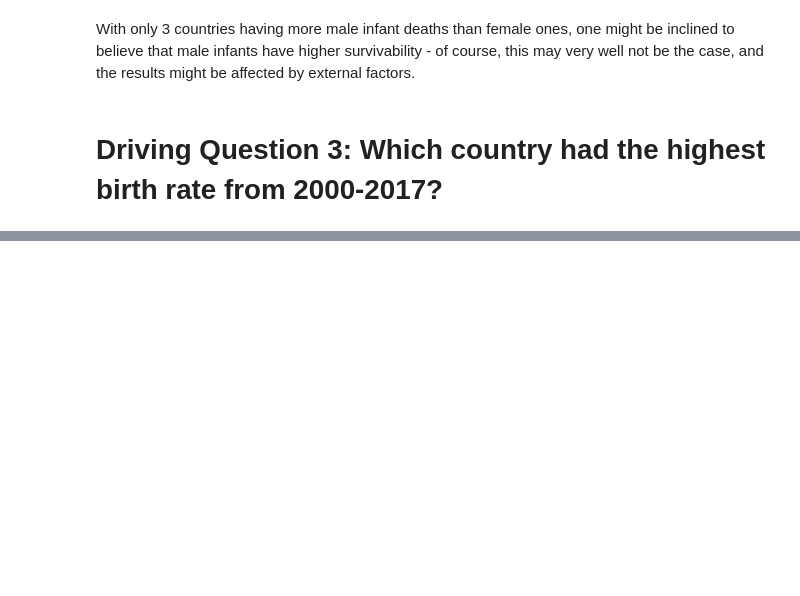
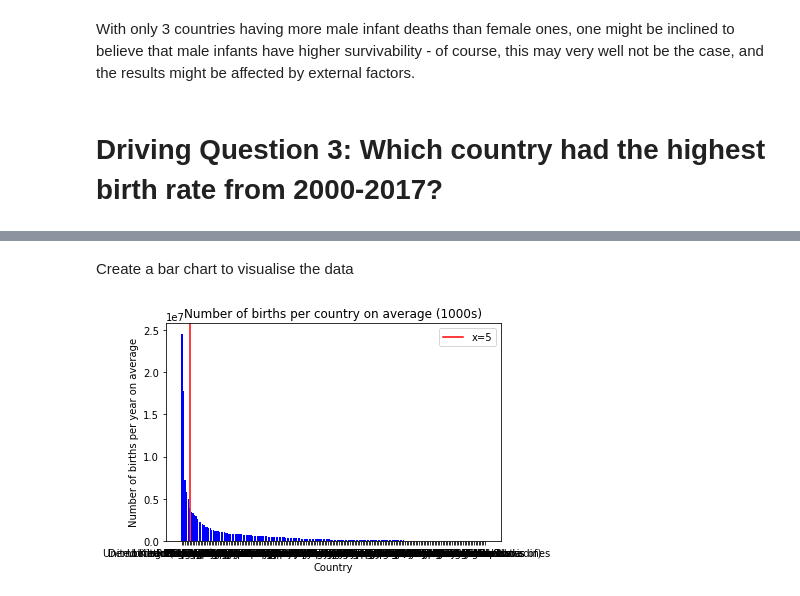
Before and after one commit to jboe0696/SGH-Take-Home-Exercise, a Jupyter notebook: SGH Take-Home Exercise - Boey Jit Ming Benjamin.ipynb, the cells around one changed output, grey strips where cells are left out. Drawn from its saved outputs; the diff is of its cells as text; code cells hidden in the pictures; blank space fills up the shorter version.

```diff
--- a/SGH Take-Home Exercise - Boey Jit Ming Benjamin.ipynb
+++ b/SGH Take-Home Exercise - Boey Jit Ming Benjamin.ipynb
@@ -476,0 +489,8 @@ To answer this question,
+# %%
+dq3 = cursor.execute("""
+SELECT a.country, AVG(a.neonatal)*AVG(1000/b.neonatal)
+FROM num_deaths a
+INNER JOIN probability_dying b ON a.country = b.country AND a.year = b.year
+GROUP BY a.country
+ORDER BY AVG(a.neonatal)*AVG(1000/b.neonatal) DESC
+""").fetchall()
@@ -476,0 +499,3 @@ To answer this question,
+# %%
+dq3_df = pd.DataFrame(dq3, columns=['country','birth_rate'])
+print(dq3_df)
@@ -476,0 +517,12 @@ To answer this question,
+# %% [markdown]
+Create a bar chart to visualise the data
+# %%
+plt.bar(dq3_df['country'], dq3_df['birth_rate'], color = 'b')
+plt.axvline(x=5, color='r', label='x=5')
+plt.xlabel('Country')
+plt.ylabel('Number of births per year on average')
+plt.title('Number of births per country on average (1000s)')
+plt.legend()
+plt.show()
+# %% [output]
+[figure, added]
```
Also changed, not shown: parts of 32 cells of this notebook, 1 other file.
